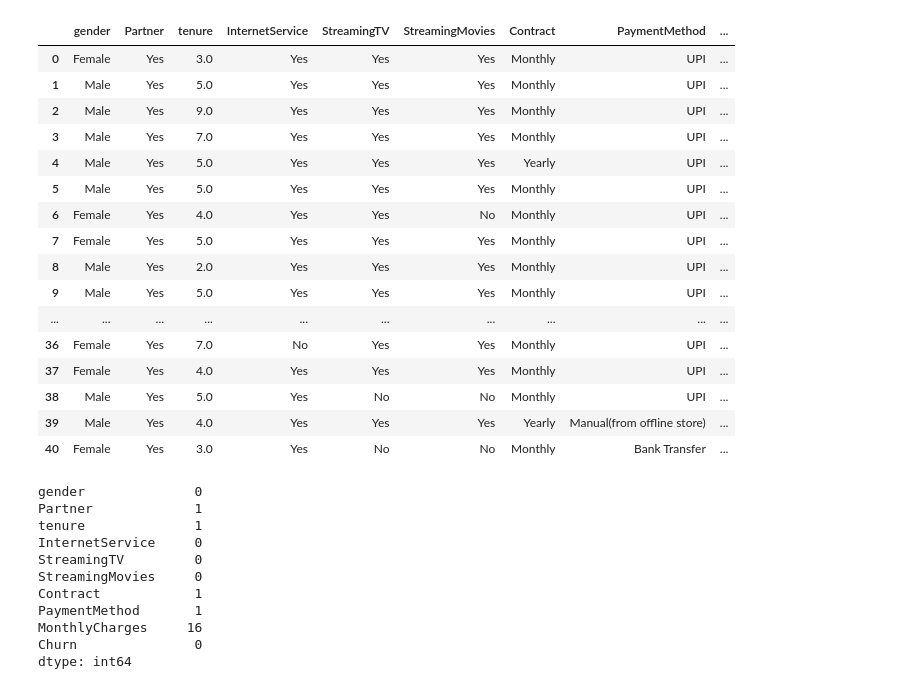
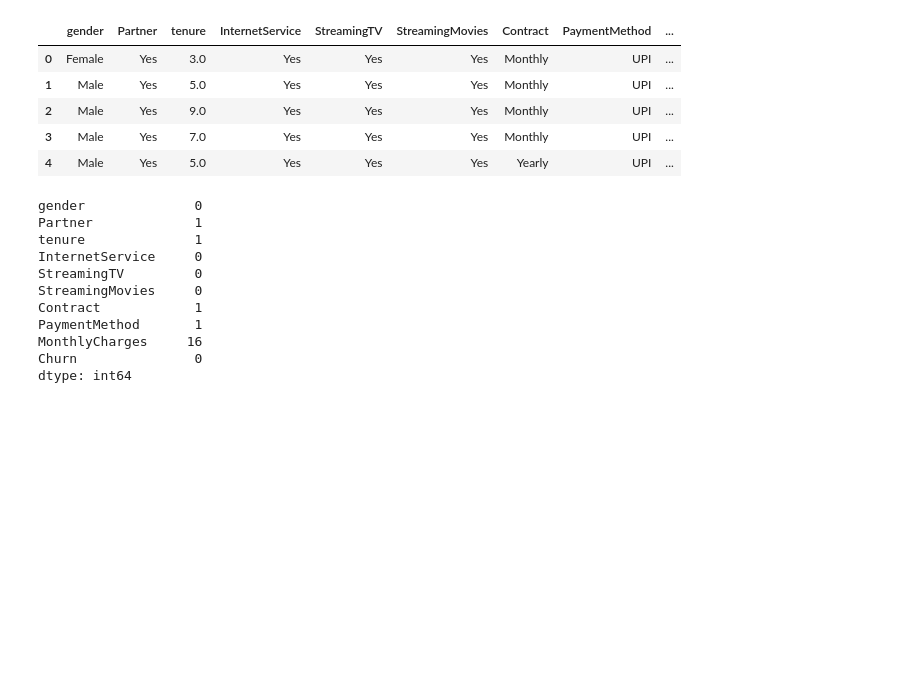
Before and after one commit to VinayakFTW/telco_customer_churn_prediction, a Jupyter notebook: raw_data_processor.ipynb, the cells around one changed output. Saved outputs shown, nothing was run; the diff lists cells and outputs as text; code cells hidden in the pictures; blank space fills up the shorter version.

```diff
--- a/raw_data_processor.ipynb
+++ b/raw_data_processor.ipynb
@@ -28,25 +28,14 @@ r_df
 r_df.drop(columns=['Timestamp','SIM Operator'],inplace=True)
 # %%
 r_df.columns = ['gender','Partner','tenure','InternetService','StreamingTV','StreamingMovies','Contract','PaymentMethod','MonthlyCharges','Churn']
-r_df
+r_df.head()
 # %% [output]
 |  | gender | Partner | tenure | InternetService | StreamingTV | StreamingMovies | Contract | PaymentMethod | ... |
 | 0 | Female | Yes | 3.0 | Yes | Yes | Yes | Monthly | UPI | ... |
 | 1 | Male | Yes | 5.0 | Yes | Yes | Yes | Monthly | UPI | ... |
 | 2 | Male | Yes | 9.0 | Yes | Yes | Yes | Monthly | UPI | ... |
 | 3 | Male | Yes | 7.0 | Yes | Yes | Yes | Monthly | UPI | ... |
 | 4 | Male | Yes | 5.0 | Yes | Yes | Yes | Yearly | UPI | ... |
-| 5 | Male | Yes | 5.0 | Yes | Yes | Yes | Monthly | UPI | ... |
-| 6 | Female | Yes | 4.0 | Yes | Yes | No | Monthly | UPI | ... |
-| 7 | Female | Yes | 5.0 | Yes | Yes | Yes | Monthly | UPI | ... |
-| 8 | Male | Yes | 2.0 | Yes | Yes | Yes | Monthly | UPI | ... |
-| 9 | Male | Yes | 5.0 | Yes | Yes | Yes | Monthly | UPI | ... |
-| ... | ... | ... | ... | ... | ... | ... | ... | ... | ... |
-| 36 | Female | Yes | 7.0 | No | Yes | Yes | Monthly | UPI | ... |
-| 37 | Female | Yes | 4.0 | Yes | Yes | Yes | Monthly | UPI | ... |
-| 38 | Male | Yes | 5.0 | Yes | No | No | Monthly | UPI | ... |
-| 39 | Male | Yes | 4.0 | Yes | Yes | Yes | Yearly | Manual(from offline store) | ... |
-| 40 | Female | Yes | 3.0 | Yes | No | No | Monthly | Bank Transfer | ... |
 # %%
 r_df.isnull().sum()
 # %% [output]
```
Also changed, not shown: 3 other files.
